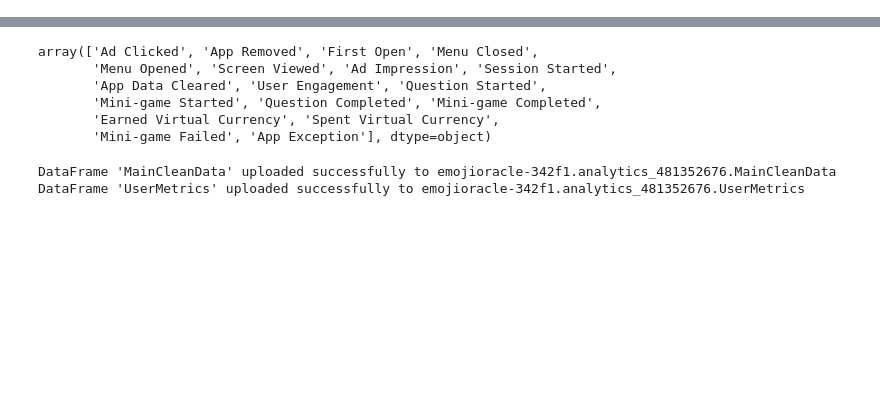
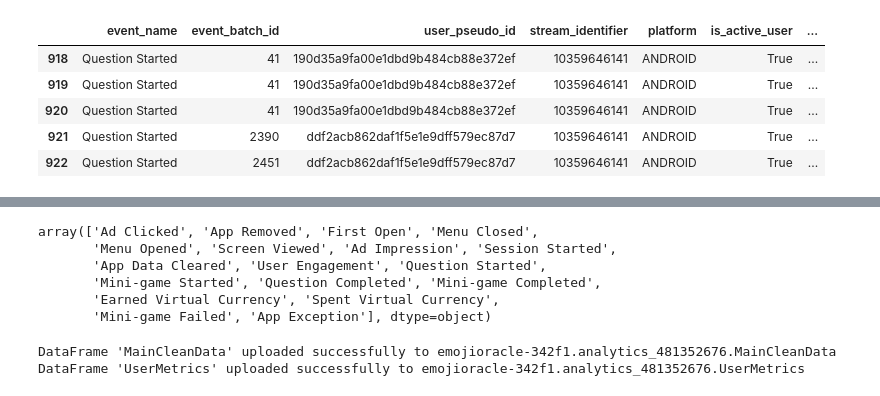
Before and after one commit to nocsaren/emoji-oracle-analytics, a Jupyter notebook: prepare_data.ipynb, the cells around one changed output, grey strips where cells are left out. Cells and saved outputs as stored; diff of their text form; code cells hidden in the pictures; blank space fills up the shorter version.

```diff
--- a/prepare_data.ipynb
+++ b/prepare_data.ipynb
@@ -95,6 +95,9 @@ Data loaded with 23668 rows and 30 columns.
 # Rebuild data JSON from backups if necessary
 
 # rebuild_data_json_from_backups(BACKUP_PATH, DATA_PATH)
+# %%
+# show full width of the DataFrame
+pd.set_option('display.max_columns', None)
 # %%
 # Load the JSON data into a DataFrame
 df = pd.read_json(DATA_PATH)
@@ -486,2 +502,11 @@ user_metrics['is_retained_30d'] = user_metrics['lifetime_days'] >= 30
 # %%
 df = safe_select_and_rename(df, df_column_names_map)
+# %%
+df[df['current_question_index'].notnull()].head()
+# %% [output]
+|  | event_name | event_batch_id | user_pseudo_id | stream_identifier | platform | is_active_user | ... |
+| 918 | Question Started | 41 | 190d35a9fa00e1dbd9b484cb88e372ef | 10359646141 | ANDROID | True | ... |
+| 919 | Question Started | 41 | 190d35a9fa00e1dbd9b484cb88e372ef | 10359646141 | ANDROID | True | ... |
+| 920 | Question Started | 41 | 190d35a9fa00e1dbd9b484cb88e372ef | 10359646141 | ANDROID | True | ... |
+| 921 | Question Started | 2390 | ddf2acb862daf1f5e1e9dff579ec87d7 | 10359646141 | ANDROID | True | ... |
+| 922 | Question Started | 2451 | ddf2acb862daf1f5e1e9dff579ec87d7 | 10359646141 | ANDROID | True | ... |
```
Also changed, not shown: parts of 12 cells of this notebook, 25 other files.
